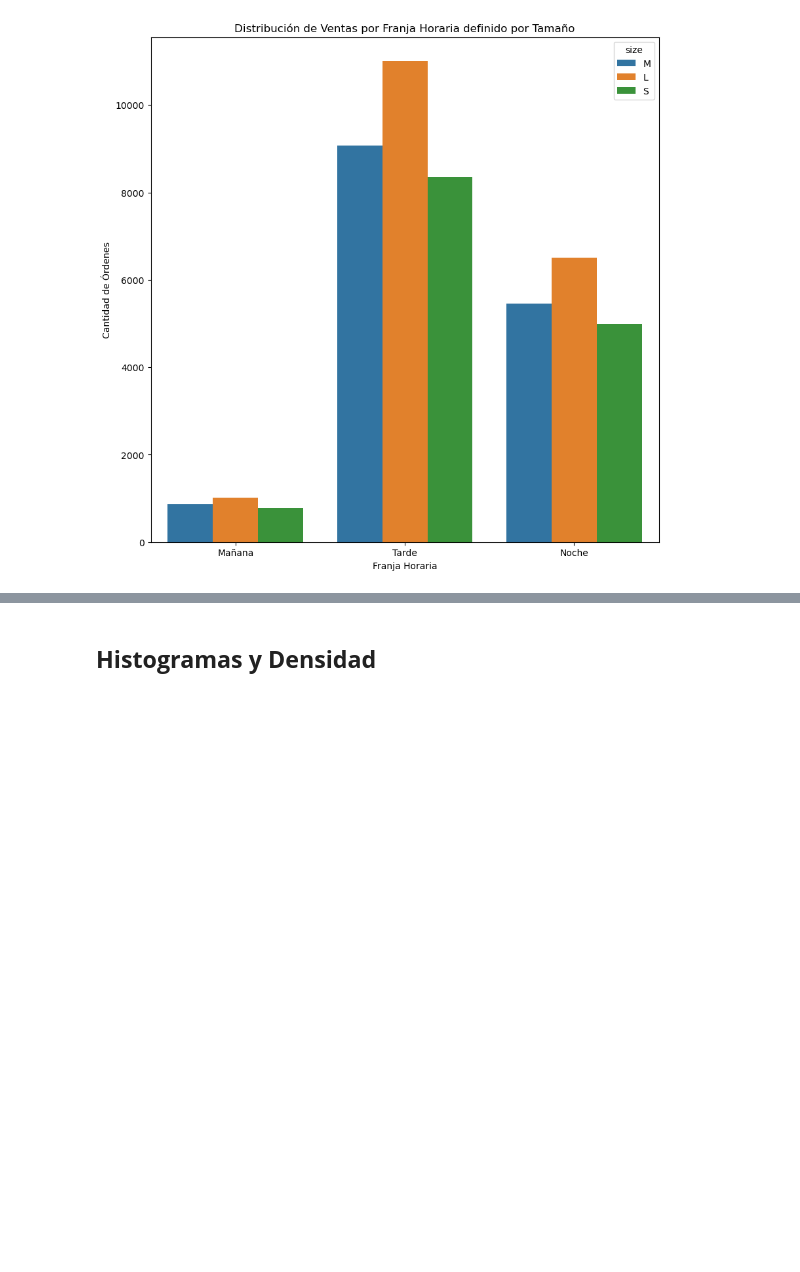
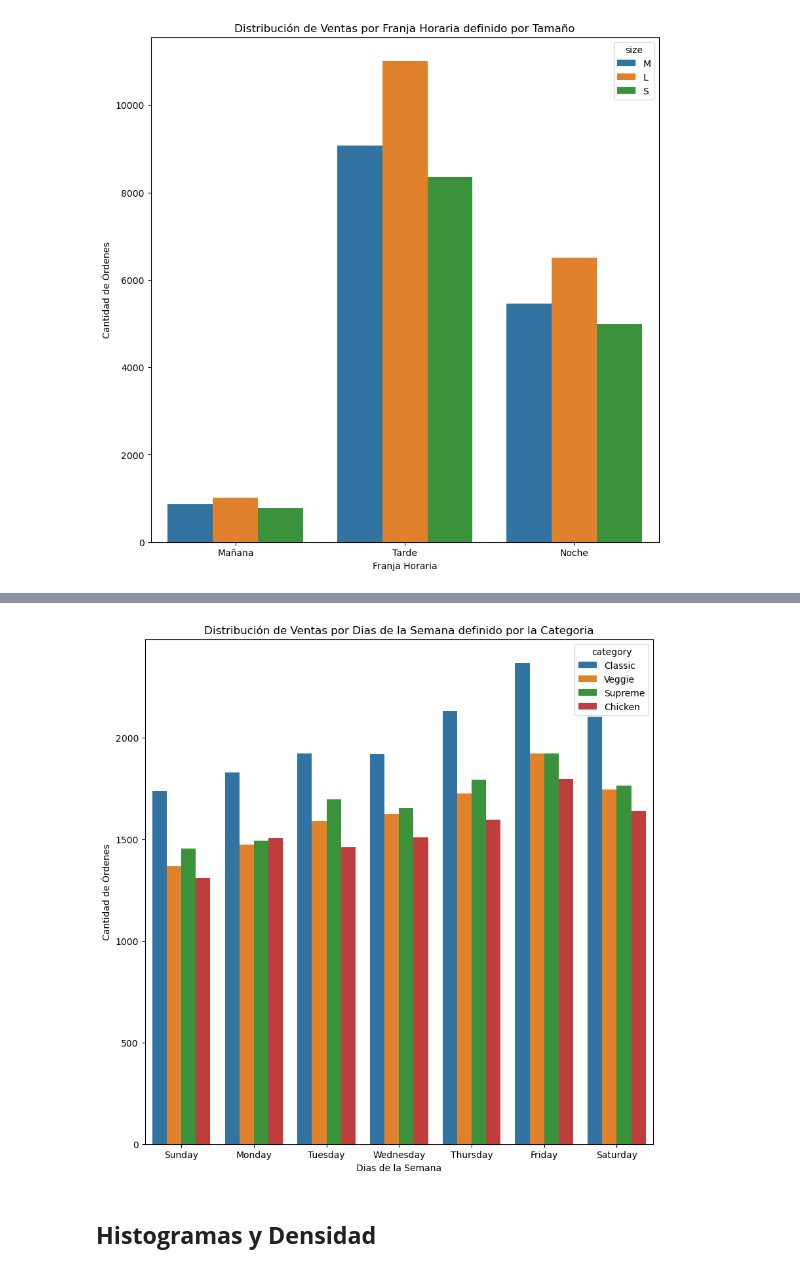
Before and after one commit to facuriccio09/Proyecto_DataScience2, a Jupyter notebook: Proyecto Coderhouse DataScience #2/modelo_template/03_EDA.ipynb, the cells around one changed output, grey strips where cells are left out. Cells and saved outputs as stored; diff of their text form; code cells hidden in the pictures; blank space fills up the shorter version.

```diff
--- a/Proyecto Coderhouse DataScience #2/modelo_template/03_EDA.ipynb
+++ b/Proyecto Coderhouse DataScience #2/modelo_template/03_EDA.ipynb
@@ -253,3 +273,12 @@ plt.show()
+# %%
+plt.figure(figsize=(10, 10))
+sns.countplot(x='day_of_week', data=df_pizzas_filtrado_v2, order=['Sunday', 'Monday', 'Tuesday','Wednesday','Thursday','Friday','Saturday'], hue='category')
+plt.title('Distribución de Ventas por Dias de la Semana definido por la Categoria')
+plt.xlabel('Dias de la Semana')
+plt.ylabel('Cantidad de Órdenes')
+plt.show()
+# %% [output]
+[figure, added]
 # %%
 # Guardamos el dataset filtrado gracias a la exploracion de los datos en un nuevo archivo
 df_pizzas_filtrado_v2.to_csv('E:/Coderhouse/Data Science/2 - Machine Learning para la CIencia de Datos/Proyecto Data Science #2/Proyecto_DataScience2/Proyecto Coderhouse DataScience #2/data/pizzas_final.csv', index=False)
```
Also changed, not shown: parts of 3 cells of this notebook, 1 other file.
